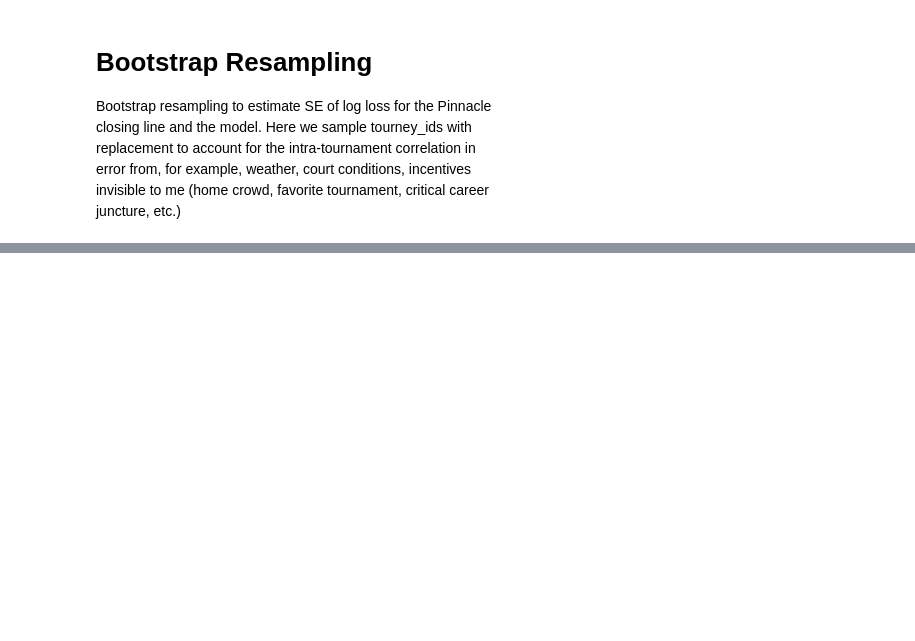
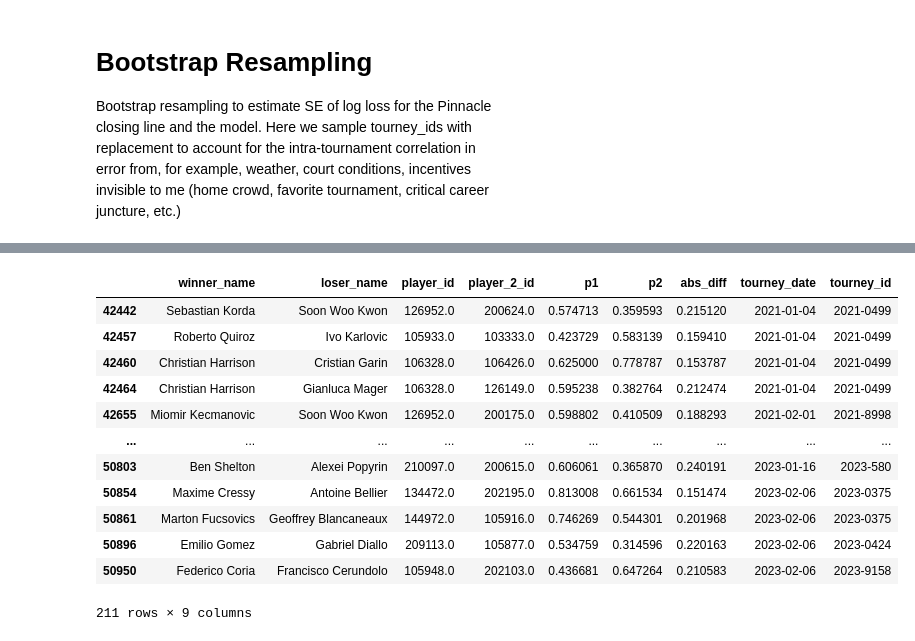
Before and after one commit to yaobviously/tennis_elo, a Jupyter notebook: notebooks/model_preds_vs_book.ipynb, the cells around one changed output, grey strips where cells are left out. Saved outputs shown, nothing was run; the diff lists cells and outputs as text; code cells hidden in the pictures; blank space fills up the shorter version.

```diff
--- a/notebooks/model_preds_vs_book.ipynb
+++ b/notebooks/model_preds_vs_book.ipynb
@@ -278,0 +338,18 @@ month_comparison
+# %%
+cols = ['winner_name', 'loser_name', 'player_id', 'player_2_id', 'p1', 'p2', 'abs_diff', 'tourney_date', 'tourney_id']
+# %%
+trial[trial['abs_diff'] >= 0.15][cols]
+# %% [output]
+|  | winner_name | loser_name | player_id | player_2_id | p1 | p2 | abs_diff | tourney_date | tourney_id |
+| 42442 | Sebastian Korda | Soon Woo Kwon | 126952.0 | 200624.0 | 0.574713 | 0.359593 | 0.215120 | 2021-01-04 | 2021-0499 |
+| 42457 | Roberto Quiroz | Ivo Karlovic | 105933.0 | 103333.0 | 0.423729 | 0.583139 | 0.159410 | 2021-01-04 | 2021-0499 |
+| 42460 | Christian Harrison | Cristian Garin | 106328.0 | 106426.0 | 0.625000 | 0.778787 | 0.153787 | 2021-01-04 | 2021-0499 |
+| 42464 | Christian Harrison | Gianluca Mager | 106328.0 | 126149.0 | 0.595238 | 0.382764 | 0.212474 | 2021-01-04 | 2021-0499 |
+| 42655 | Miomir Kecmanovic | Soon Woo Kwon | 126952.0 | 200175.0 | 0.598802 | 0.410509 | 0.188293 | 2021-02-01 | 2021-8998 |
+| ... | ... | ... | ... | ... | ... | ... | ... | ... | ... |
+| 50803 | Ben Shelton | Alexei Popyrin | 210097.0 | 200615.0 | 0.606061 | 0.365870 | 0.240191 | 2023-01-16 | 2023-580 |
+| 50854 | Maxime Cressy | Antoine Bellier | 134472.0 | 202195.0 | 0.813008 | 0.661534 | 0.151474 | 2023-02-06 | 2023-0375 |
+| 50861 | Marton Fucsovics | Geoffrey Blancaneaux | 144972.0 | 105916.0 | 0.746269 | 0.544301 | 0.201968 | 2023-02-06 | 2023-0375 |
+| 50896 | Emilio Gomez | Gabriel Diallo | 209113.0 | 105877.0 | 0.534759 | 0.314596 | 0.220163 | 2023-02-06 | 2023-0424 |
+| 50950 | Federico Coria | Francisco Cerundolo | 105948.0 | 202103.0 | 0.436681 | 0.647264 | 0.210583 | 2023-02-06 | 2023-9158 |
+211 rows × 9 columns
```
Also changed, not shown: parts of 8 cells of this notebook.
